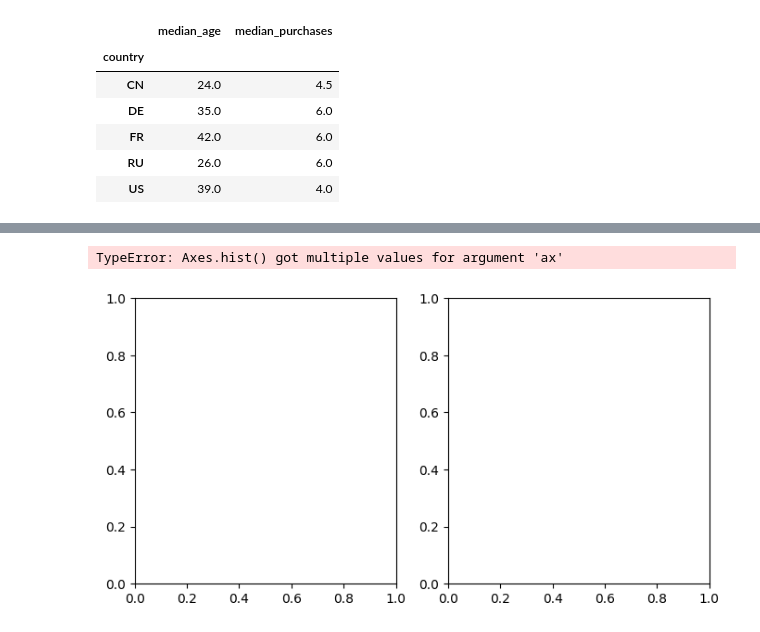
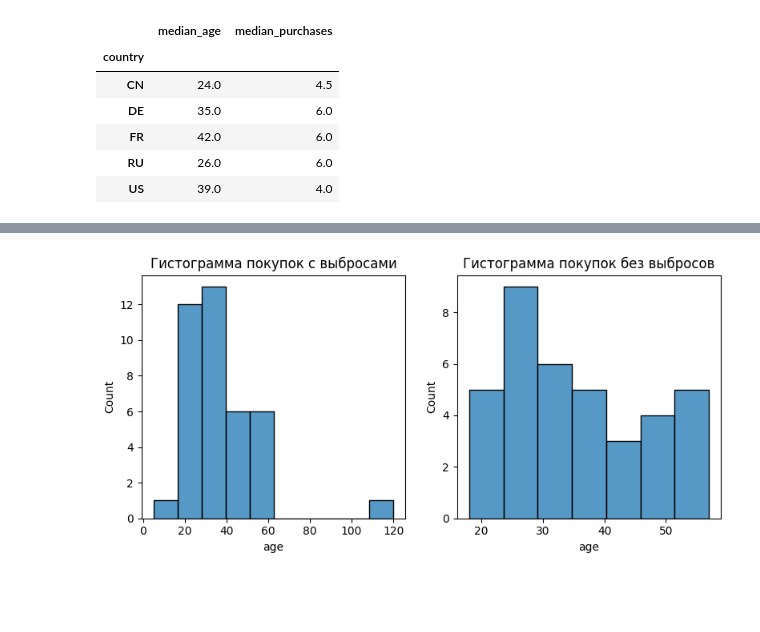
Before and after one commit to dzhoshkun-kd/dpo-dzhoshkun-group2, a Jupyter notebook: homeworks/HW02/HW02.ipynb, the cells around one changed output, grey strips where cells are left out. Saved outputs shown, nothing was run; the diff lists cells and outputs as text; code cells hidden in the pictures; blank space fills up the shorter version.

Commit message:
fixed boxplots and scatter plot in HW02.ipynb

```diff
--- a/homeworks/HW02/HW02.ipynb
+++ b/homeworks/HW02/HW02.ipynb
@@ -132,3 +153,10 @@ df.groupby('country').agg(
 | FR | 42.0 | 6.0 |
 | RU | 26.0 | 6.0 |
 | US | 39.0 | 4.0 |
+# %%
+age_up_limit = df["age"].quantile(0.99)
+age_down_limit = df["age"].quantile(0.01)
+reasonable_age = df[(df["age"] > age_down_limit) & (df["age"] < age_up_limit)].copy()
+cuted_age = pd.cut(reasonable_age["age"], bins=5, precision=0, include_lowest=True)
+reasonable_age["age_board"] = cuted_age
+reasonable_age.groupby("age_board").agg(count=("age", 'count'))
@@ -135,18 +172,17 @@ df.groupby('country').agg(
 # %%
 df_without_na = df[~df["age"].isna()].copy()
 
 fig, (ax1, ax2) = plt.subplots(
     nrows=1, ncols=2,
     figsize=(8, 4)
 )
 
-plt.hist(df_without_na["age"], ax=ax1)
+sns.histplot(df_without_na["age"], ax=ax1)
 ax1.set_title("Гистограмма покупок с выбросами")
-plt.hist(reasonable_age["age"], ax=ax2)
+sns.histplot(reasonable_age["age"], ax=ax2)
 ax2.set_title("Гистограмма покупок без выбросов")
 
 plt.tight_layout()
 fig.savefig('figures/age_displot.png')
 # %% [output]
-TypeError: Axes.hist() got multiple values for argument 'ax'
-[figure, old version]
+[figure, new version]
```
Also changed, not shown: parts of 7 cells of this notebook, 3 other files.
